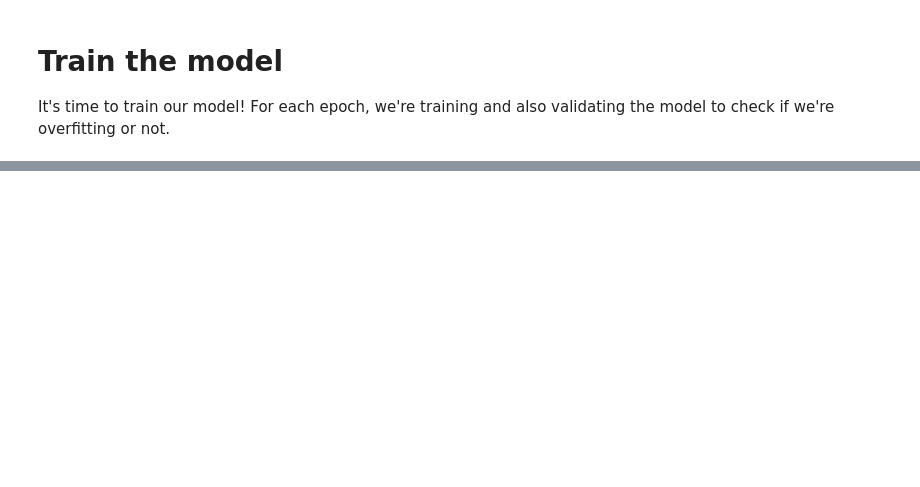
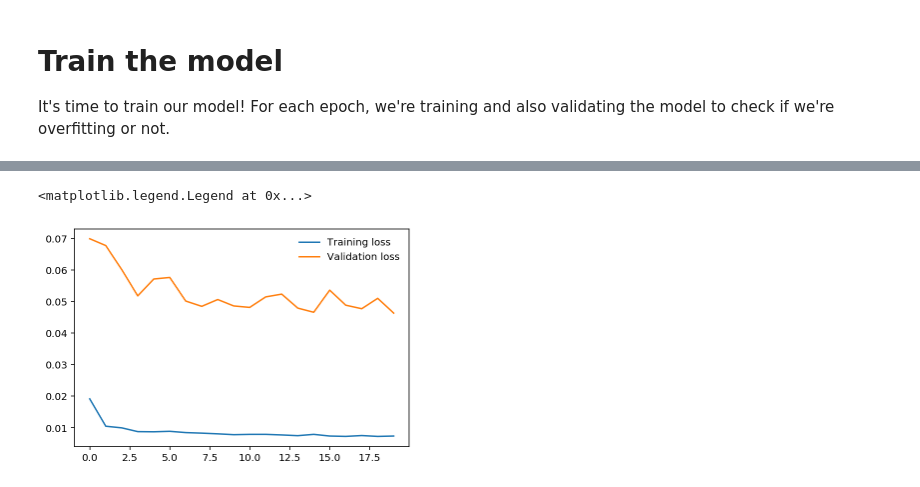
Before and after one commit to LuchoTurtle/chinese-zodiac-classification, a Jupyter notebook: zodiac_classification.ipynb, the cells around one changed output, grey strips where cells are left out. Cells and saved outputs as stored; diff of their text form; code cells hidden in the pictures; blank space fills up the shorter version.

```diff
--- a/zodiac_classification.ipynb
+++ b/zodiac_classification.ipynb
@@ -163,13 +202,13 @@ model.to(device)
 # Train the model
 It's time to train our model! For each epoch, we're training and also validating the model to check if we're overfitting or not.
 # %%
-
 # Number of epochs to train the model
 n_epochs = 20
 
 # Track change in validation loss
 valid_loss_min = np.Inf
 
+train_losses_array, validation_losses_array = [], []
 for epoch in range(1, n_epochs+1):
 
     train_loss = 0.0
@@ -205,6 +244,9 @@ for epoch in range(1, n_epochs+1):
     train_loss = train_loss/len(train_loader.sampler)
     valid_loss = valid_loss/len(validation_loader.sampler)
 
+    train_losses_array.append(train_loss/len(train_loader))
+    validation_losses_array.append(valid_loss/len(validation_loader))
+
     # Printing training/validation information per epoch
     print('Epoch: {} \tTraining Loss: {:.6f} \tValidation Loss: {:.6f}'.format(
         epoch, train_loss, valid_loss))
@@ -300,0 +345,7 @@ Test Accuracy (Overall): 90% (600/660)
+# %%
+plt.plot(train_losses_array, label='Training loss')
+plt.plot(validation_losses_array, label='Validation loss')
+plt.legend(frameon=False)
+# %% [output]
+<matplotlib.legend.Legend at 0x...>
+[figure, added]
```
Also changed, not shown: parts of 9 cells of this notebook, 1 other file.
